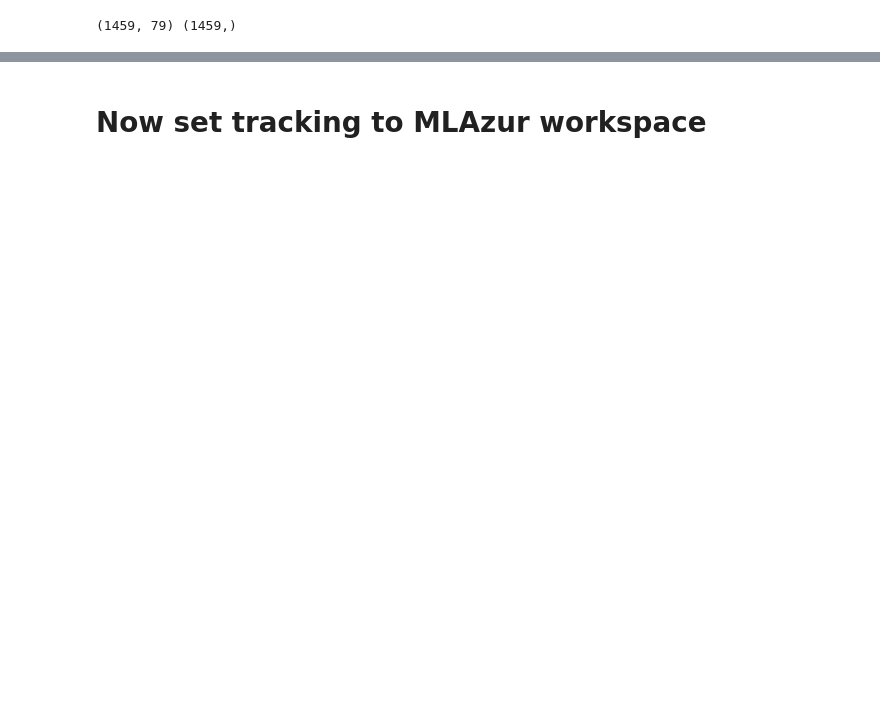
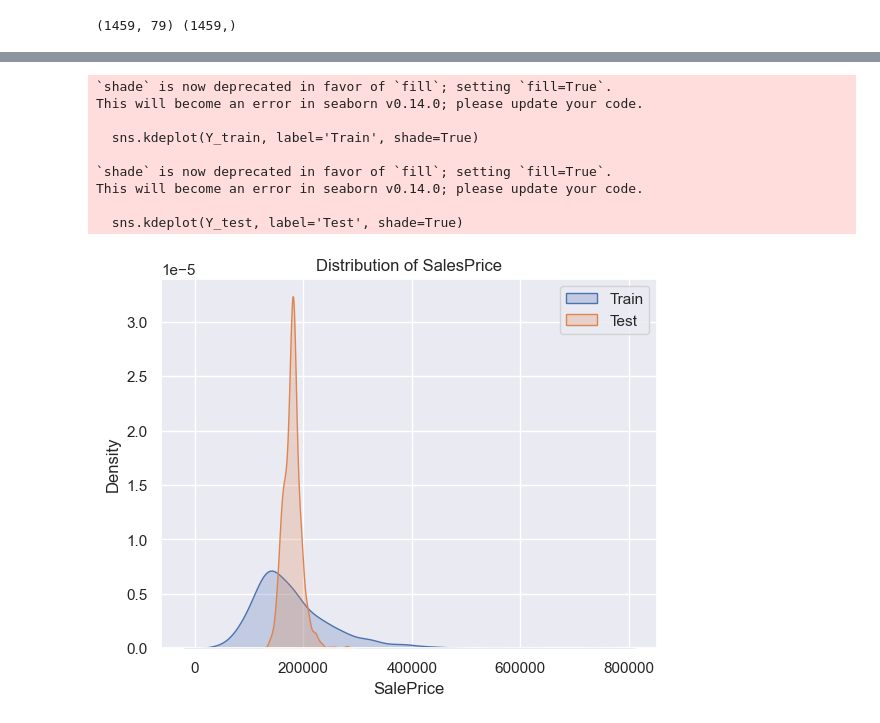
Before and after one commit to Fabrice-Sev/house-prices-advanced-dataset, a Jupyter notebook: house_pricing.ipynb, the cells around one changed output, grey strips where cells are left out. Drawn from its saved outputs; the diff is of its cells as text; code cells hidden in the pictures; blank space fills up the shorter version.

```diff
--- a/house_pricing.ipynb
+++ b/house_pricing.ipynb
@@ -806,2 +766,0 @@ Created version '1' of model 'xgb_model'.
-# %% [markdown]
-# Now set tracking to MLAzur workspace
@@ -807,0 +778,17 @@ Created version '1' of model 'xgb_model'.
+# %%
+sns.kdeplot(Y_train, label='Train', shade=True)
+sns.kdeplot(Y_test, label='Test', shade=True)
+plt.title(f'Distribution of SalesPrice')
+plt.legend()
+plt.show()
+# %% [output]
+`shade` is now deprecated in favor of `fill`; setting `fill=True`.
+This will become an error in seaborn v0.14.0; please update your code.
+
+  sns.kdeplot(Y_train, label='Train', shade=True)
+
+`shade` is now deprecated in favor of `fill`; setting `fill=True`.
+This will become an error in seaborn v0.14.0; please update your code.
+
+  sns.kdeplot(Y_test, label='Test', shade=True)
+[figure, added]
```
Also changed, not shown: parts of 41 cells of this notebook.
